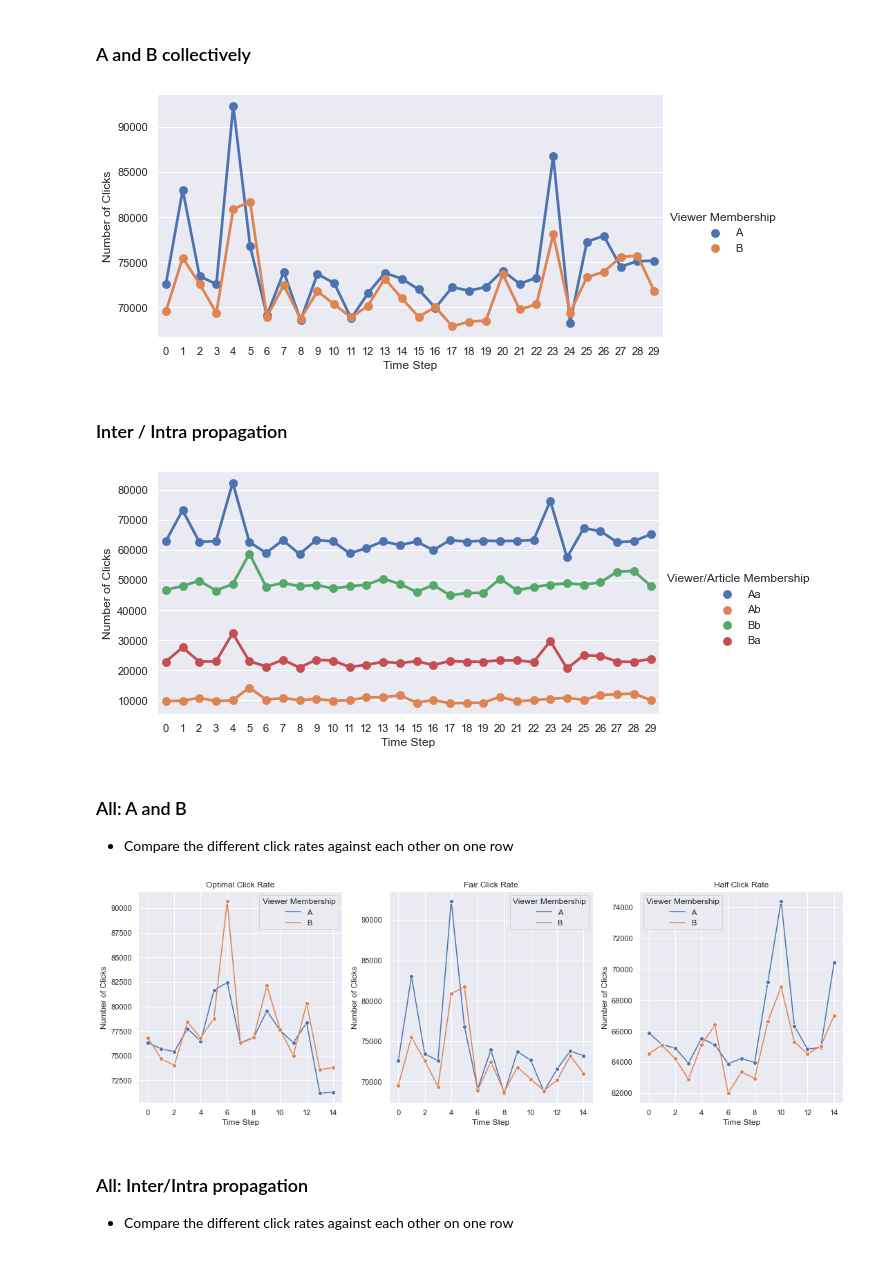
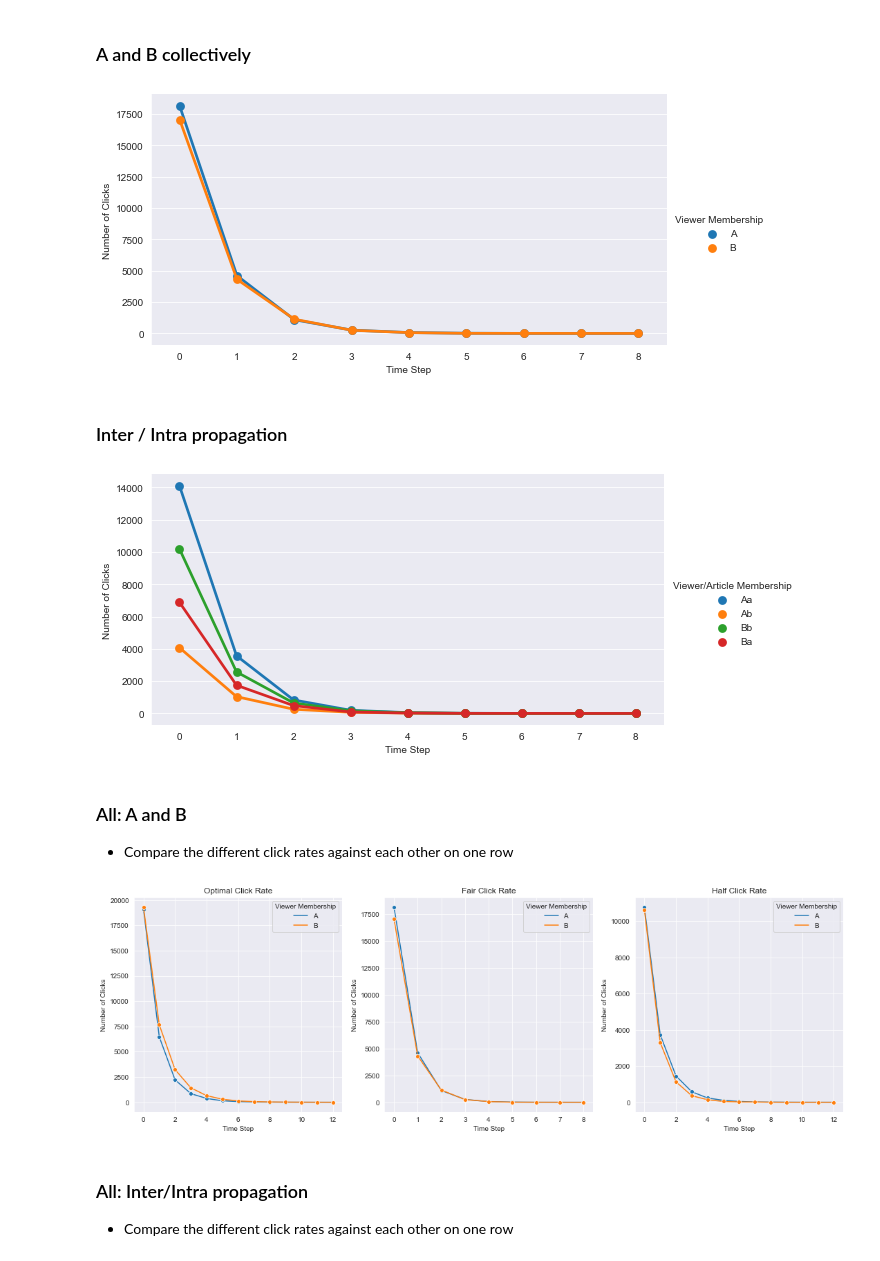
Before and after one commit to jfinocchiaro/long-term-fair-mdps, a Jupyter notebook: political-influence/sim visuals.ipynb, the cells around one changed output. Drawn from its saved outputs; the diff is of its cells as text; code cells hidden in the pictures.

Commit message:
changes to sims in sims_copy

```diff
--- a/political-influence/sim visuals.ipynb
+++ b/political-influence/sim visuals.ipynb
@@ -39,0 +21,27 @@ pof_half = sims.loadRuns('simulation_data/pof_half.pkl')
+# %%
+# SIMULATION PARAMETERS AGNOSTIC TO DATA
+"""Variables needed in the next cell
+"""
+T = 14                 # max number of timesteps
+M = 100000            # size of unit mass
+
+
+pi,beta_dist,P,v,c,q = sims_copy.get_params('facebook')
+
+#theta_hat and theta_tilde learned with T = 15, epsilon = 0.05
+#since the optimization in the following cell only needs to be run once per set of parameters
+
+#T = 14, epsilon = 1e-4
+theta_fair = {1: 0.0, -1: 0.810973068866342}
+theta_opt = {1: 4.316992360088821e-11, -1: 0.9999999999745947}
+theta_half = {1: 0.5, -1: 0.5}
+
+#T = 12, epsilon = 1e-10
+theta_fair = {1: 0.0, -1: 0.8248699654379131}
+theta_opt ={1: 4.2866804763043903e-11, -1: 0.9999999999746445}
+theta_half = {1: 0.5, -1: 0.5}
+
+#T = 14, epsilon = 1e-10
+theta_fair = {1: 0.0, -1: 0.8109288469677634}
+theta_opt = {1: 4.316992360088821e-11, -1: 0.9999999999745947}
+theta_half = {1: 0.5, -1: 0.5}
@@ -261,24 +355,24 @@ def shown_share_click(nrows):
 # %% [markdown]
 ### A and B collectively
 # %%
-click_fair_dp = create_cs_df(click_fair)
-plot_cs_A_B(click_fair, 'click', 'all')
+click_fair_dp = create_cs_df(click_fair[5])
+plot_cs_A_B(click_fair[5], 'click', 'all')
 # %% [output]
-[figure, old version]
+[figure, new version]
 # %% [markdown]
 ### Inter / Intra propagation
 # %%
-plot_cs_A_B(click_fair, 'click', 'inter/intra')
+plot_cs_A_B(click_fair[5], 'click', 'inter/intra')
 # %% [output]
-[figure, old version]
+[figure, new version]
 # %% [markdown]
 ### All: A and B
 
 - Compare the different click rates against each other on one row
 # %%
-plot_cs_A_B_all(click_opt, click_fair, click_half,'click', 'all')
+plot_cs_A_B_all(click_opt[5], click_fair[5], click_half[5],'click', 'all')
 # %% [output]
-[figure, old version]
+[figure, new version]
 # %% [markdown]
 ### All: Inter/Intra propagation
 
```
Also changed, not shown: parts of 26 cells of this notebook, 10 other files.
